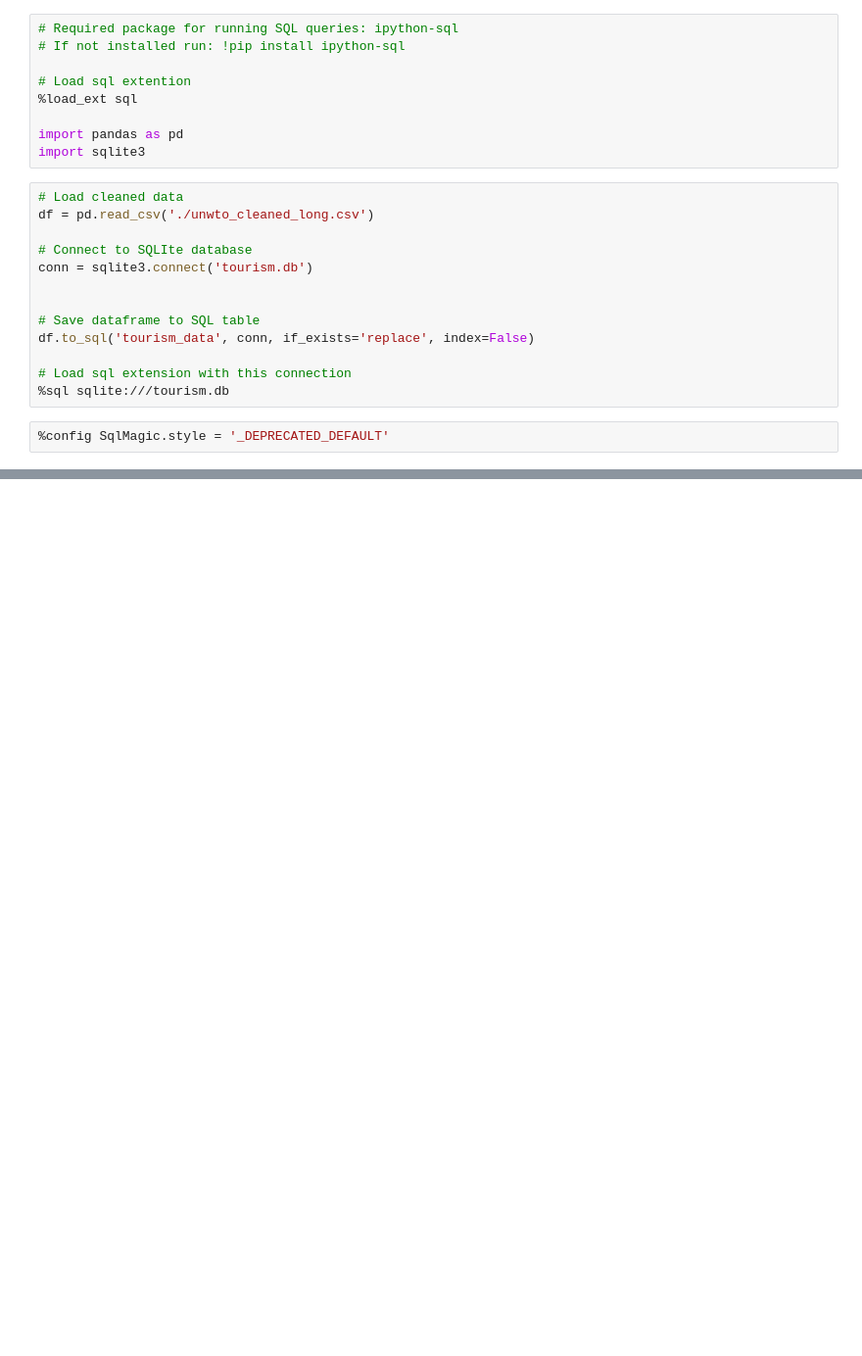
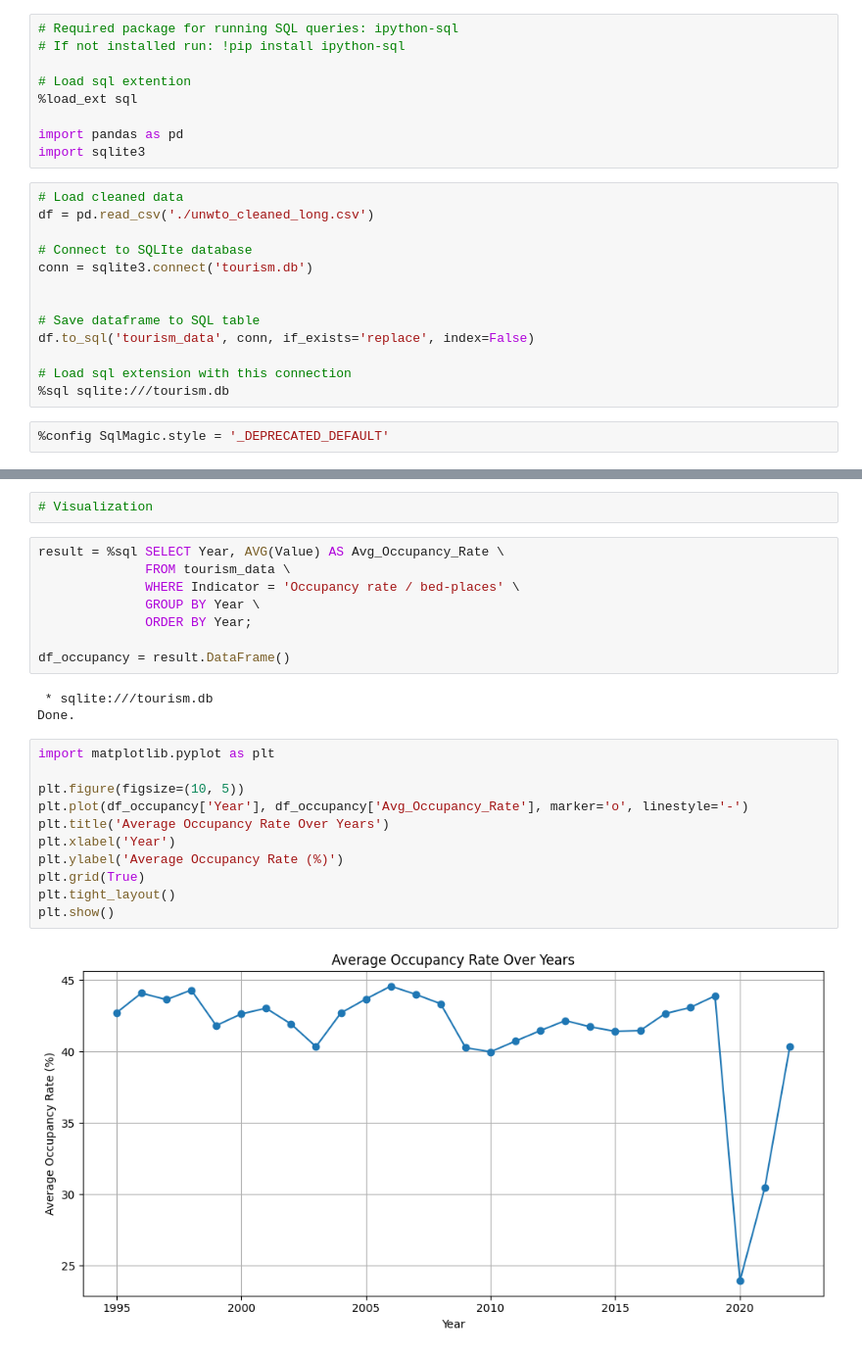
Before and after one commit to Fsepehrpour/Tourism-Analytics, a Jupyter notebook: 04-Tourism-Demand-Trend-Analysis/sql-analysis.ipynb, the cells around one changed output, grey strips where cells are left out. Shown: that part at 98% size. Cells and saved outputs as stored; diff of their text form; blank space fills up the shorter version.

```diff
--- a/04-Tourism-Demand-Trend-Analysis/sql-analysis.ipynb
+++ b/04-Tourism-Demand-Trend-Analysis/sql-analysis.ipynb
@@ -32,0 +139,26 @@ SyntaxError: invalid syntax (3229109774.py, line 3)
+# %%
+# Visualization
+# %%
+result = %sql SELECT Year, AVG(Value) AS Avg_Occupancy_Rate \
+              FROM tourism_data \
+              WHERE Indicator = 'Occupancy rate / bed-places' \
+              GROUP BY Year \
+              ORDER BY Year;
+
+df_occupancy = result.DataFrame()
+# %% [output]
+ * sqlite:///tourism.db
+Done.
+# %%
+import matplotlib.pyplot as plt
+
+plt.figure(figsize=(10, 5))
+plt.plot(df_occupancy['Year'], df_occupancy['Avg_Occupancy_Rate'], marker='o', linestyle='-')
+plt.title('Average Occupancy Rate Over Years')
+plt.xlabel('Year')
+plt.ylabel('Average Occupancy Rate (%)')
+plt.grid(True)
+plt.tight_layout()
+plt.show()
+# %% [output]
+[figure, added]
```
Also changed, not shown: parts of 24 cells of this notebook, 4 other files.
